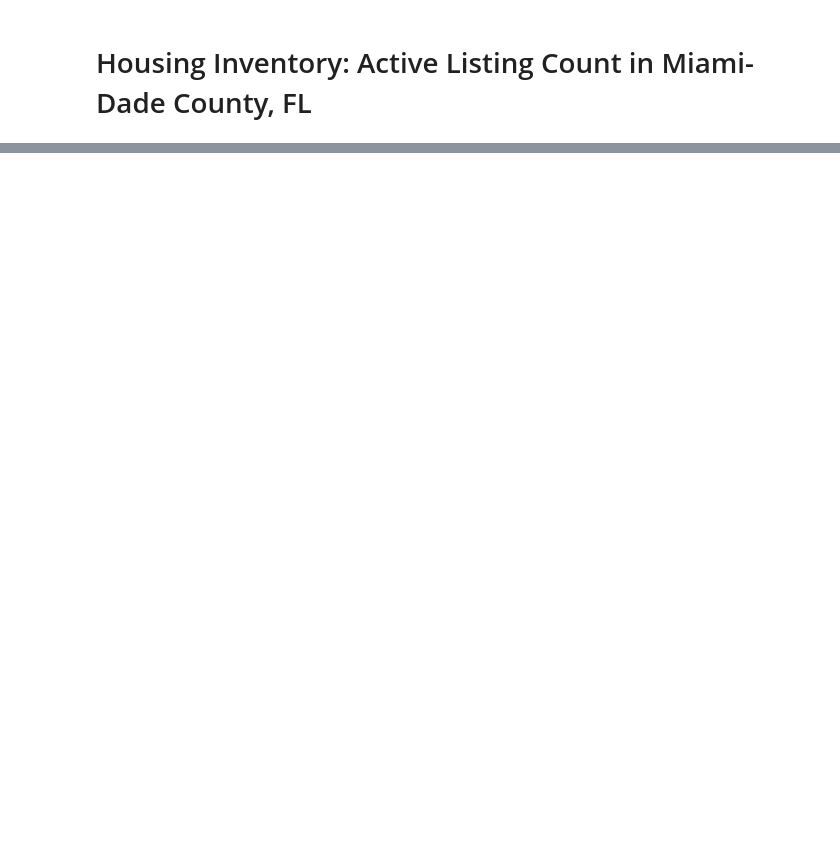
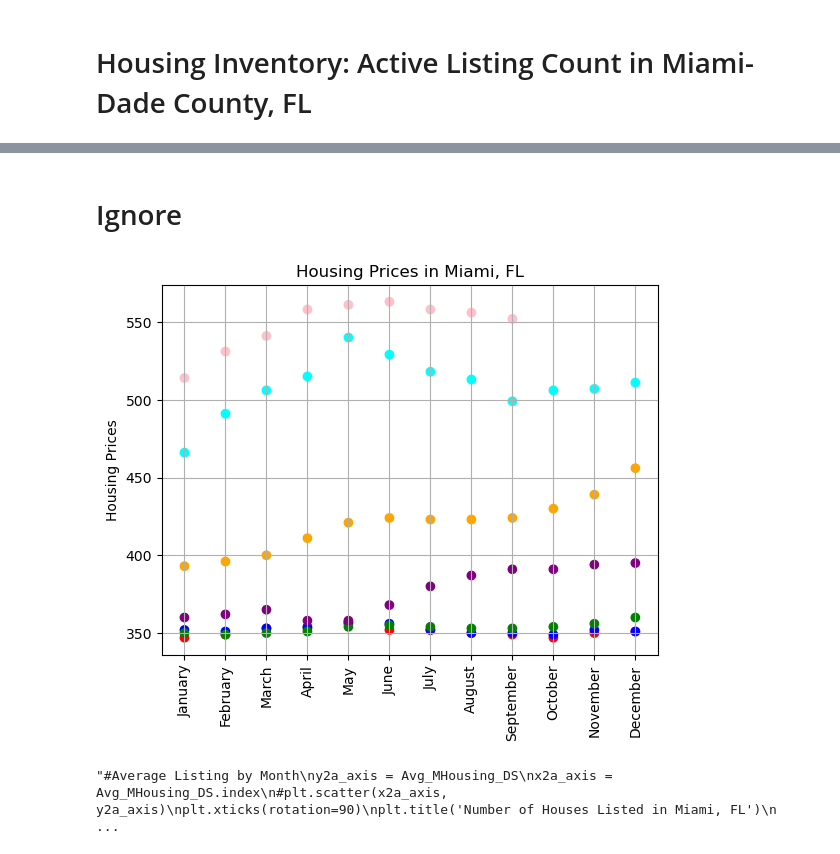
Before and after one commit to wehennum/Cost-of-Living-in-Florida---Project-One-, a Jupyter notebook: project-one-Lyn/Housing Inventory 2016-2023.ipynb, the cells around one changed output, grey strips where cells are left out. Cells and saved outputs as stored; diff of their text form; code cells hidden in the pictures; blank space fills up the shorter version.

```diff
--- a/project-one-Lyn/Housing Inventory 2016-2023.ipynb
+++ b/project-one-Lyn/Housing Inventory 2016-2023.ipynb
@@ -206,3 +409,60 @@ Housing_DF
+# %% [markdown]
+# Ignore
+# %%
+#Prices by Month
+yM_axis = housPrice_df['Housing_Price']
+xM_axis = housPrice_df['Month']
+
+# Create a dictionary to map years to colors
+year_to_color = {
+    2017: 'red',
+    2018: 'blue',
+    2019: 'green',
+    2020: 'purple',
+    2021: 'orange',
+    2022: 'cyan',
+    2023: 'pink'
+}
+# Create a list of colors based on the year for each data point
+color = [year_to_color[year] for year in housPrice_df['Year']]
+
+# Create the scatter plot with custom colors
+plt.scatter(xM_axis, yM_axis, c=color)
+plt.xticks(rotation=90)
+plt.title('Housing Prices in Miami, FL')
+plt.ylabel('Housing Prices')
+plt.grid(True)
+plt.show()
+# %% [output]
+[figure, added]
+# %%
+
+'''#Average Listing by Month
+y2a_axis = Avg_MHousing_DS
+x2a_axis = Avg_MHousing_DS.index
+#plt.scatter(x2a_axis, y2a_axis)
+plt.xticks(rotation=90)
+plt.title('Number of Houses Listed in Miami, FL')
+plt.xlabel('Year')
+plt.ylabel('Number of Houses Listed')
+plt.ylim(7500,25000)
+plt.grid(True)
+
+Avg_MHousing_ds = Housing_DF.groupby('Month')['Listings_Count'].mean()
+Avg_MHousing_ds = Avg_MHousing_ds.rename('Average Monthly Listing')
+
+y2a_axis = Avg_MHousing_ds
+x2a_axis = Avg_MHousing_ds.index
+plt.scatter(x2a_axis, y2a_axis)
+plt.xticks(rotation=90)
+plt.title('Number of Houses Listed in Miami, FL')
+plt.xlabel('Year')
+plt.ylabel('Number of Houses Listed')
+plt.ylim(7500,25000)
+plt.grid(True)
+plt.show()'''
+# %% [output]
+"#Average Listing by Month\ny2a_axis = Avg_MHousing_DS\nx2a_axis = Avg_MHousing_DS.index\n#plt.scatter(x2a_axis, y2a_axis)\nplt.xticks(rotation=90)\nplt.title('Number of Houses Listed in Miami, FL')\n ...
 # %%
 import pandas as pd
 
```
Also changed, not shown: parts of 15 cells of this notebook, 4 other files.
